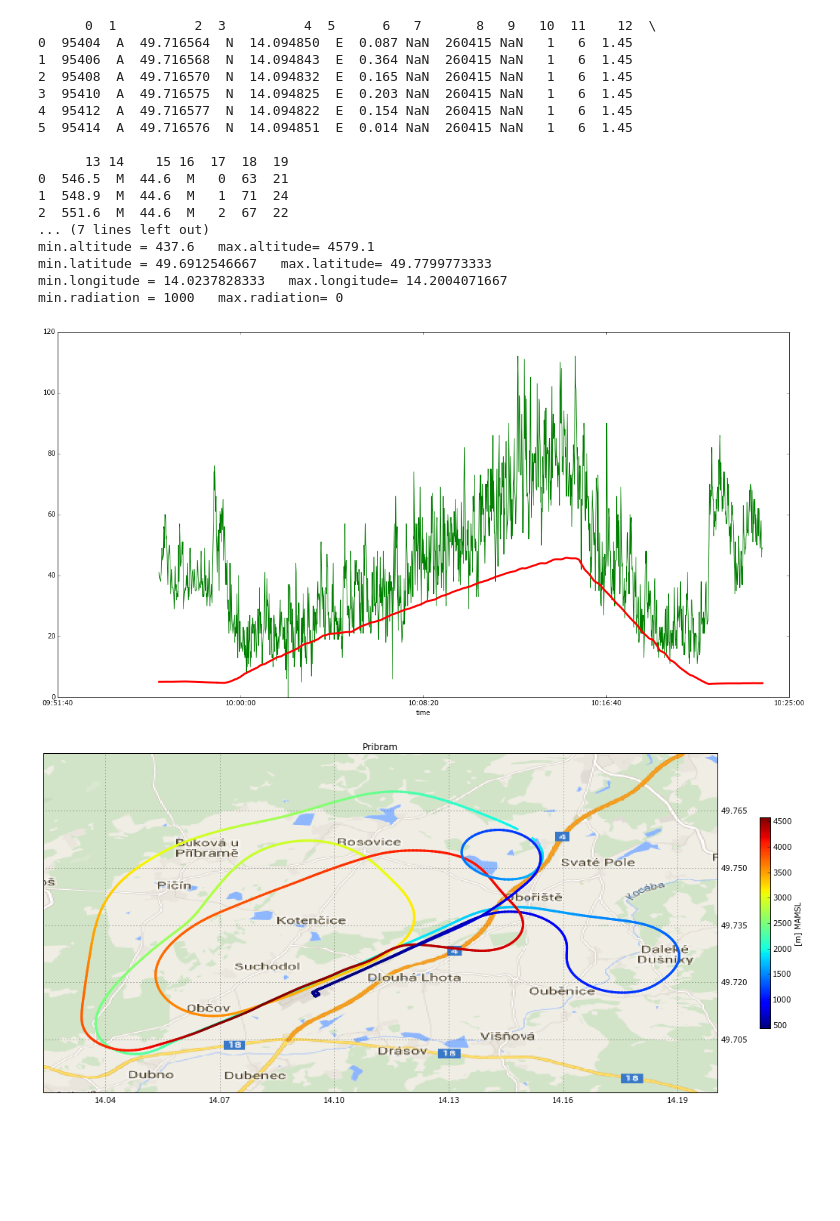
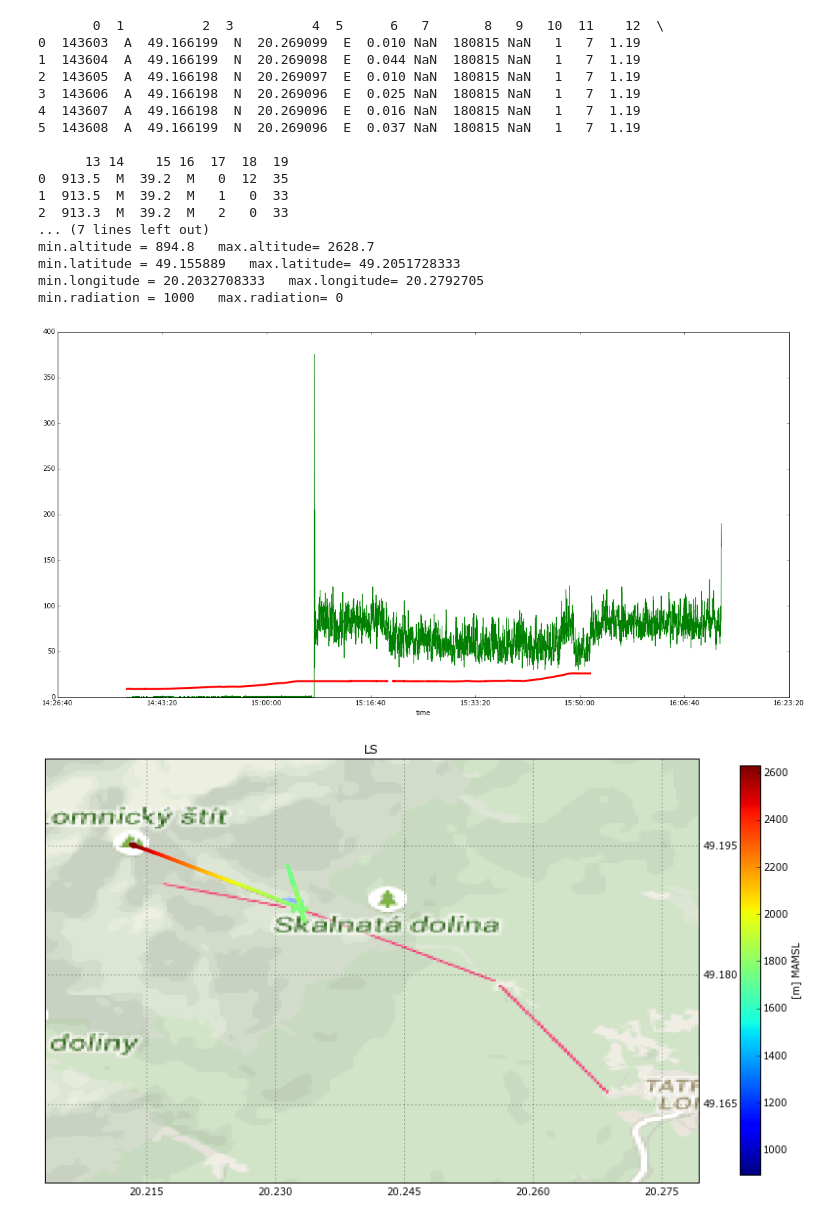
Before and after one commit to ODZ-UJF-AV-CR/NB, a Jupyter notebook: GPSRL04A-Pribram.ipynb, the cells around one changed output. Saved outputs shown, nothing was run; the diff lists cells and outputs as text; code cells hidden in the pictures; blank space fills up the shorter version.

```diff
--- a/GPSRL04A-Pribram.ipynb
+++ b/GPSRL04A-Pribram.ipynb
@@ -21,10 +26,11 @@ from cartopy.io.srtm import srtm_composite
 plt.figure(figsize=(20, 10))
 
 
+df = pd.read_csv('/home/kakl/Documents/comic rays radio detection/dozimetr/NB_mereni/15081814.CSV',sep=',', header=None )
 #df = pd.read_csv('/home/kakl/Documents/comic rays radio detection/dozimetr/dukovany/15030912.CSV',sep=',', header=None )
 #df = pd.read_csv('/home/kakl/Documents/comic rays radio detection/dozimetr/pribram/lety/15042609.CSV',sep=',', header=None )
 #df = pd.read_csv('/home/kakl/Documents/comic rays radio detection/dozimetr/pribram/lety/1_15042609.CSV',sep=',', header=None )
-df = pd.read_csv('/home/kakl/Documents/comic rays radio detection/dozimetr/pribram/lety/2_15042609.CSV',sep=',', header=None )
+#df = pd.read_csv('/home/kakl/Documents/comic rays radio detection/dozimetr/pribram/lety/2_15042609.CSV',sep=',', header=None )
 #df = pd.read_csv('/home/kakl/Documents/comic rays radio detection/dozimetr/pribram/lety/3_15042610.CSV',sep=',', header=None )
 #df = pd.read_csv('/home/kakl/Documents/comic rays radio detection/dozimetr/pribram/lety/NB2.CSV',sep=',', header=None )
 
@@ -116,54 +122,55 @@ plt.plot(time[0:(end-begin)/avg],altitude[0:(end-begin)/avg], lw=3, color='red',
 
 print "min.radiation =",min_radiation,"  max.radiation=",max_radiation
 # %% [output]
-      0  1          2  3          4  5      6   7       8   9   10  11    12  \
-0  95404  A  49.716564  N  14.094850  E  0.087 NaN  260415 NaN   1   6  1.45
-1  95406  A  49.716568  N  14.094843  E  0.364 NaN  260415 NaN   1   6  1.45
-2  95408  A  49.716570  N  14.094832  E  0.165 NaN  260415 NaN   1   6  1.45
-3  95410  A  49.716575  N  14.094825  E  0.203 NaN  260415 NaN   1   6  1.45
-4  95412  A  49.716577  N  14.094822  E  0.154 NaN  260415 NaN   1   6  1.45
-5  95414  A  49.716576  N  14.094851  E  0.014 NaN  260415 NaN   1   6  1.45
+       0  1          2  3          4  5      6   7       8   9   10  11    12  \
+0  143603  A  49.166199  N  20.269099  E  0.010 NaN  180815 NaN   1   7  1.19
+1  143604  A  49.166199  N  20.269098  E  0.044 NaN  180815 NaN   1   7  1.19
+2  143605  A  49.166198  N  20.269097  E  0.010 NaN  180815 NaN   1   7  1.19
+3  143606  A  49.166198  N  20.269096  E  0.025 NaN  180815 NaN   1   7  1.19
+4  143607  A  49.166198  N  20.269096  E  0.016 NaN  180815 NaN   1   7  1.19
+5  143608  A  49.166199  N  20.269096  E  0.037 NaN  180815 NaN   1   7  1.19
 
       13 14    15 16  17  18  19
-0  546.5  M  44.6  M   0  63  21
-1  548.9  M  44.6  M   1  71  24
-2  551.6  M  44.6  M   2  67  22
+0  913.5  M  39.2  M   0  12  35
+1  913.5  M  39.2  M   1   0  33
+2  913.3  M  39.2  M   2   0  33
 ... (7 lines left out)
-min.altitude = 437.6   max.altitude= 4579.1
-min.latitude = 49.6912546667   max.latitude= 49.7799773333
-min.longitude = 14.0237828333   max.longitude= 14.2004071667
+min.altitude = 894.8   max.altitude= 2628.7
+min.latitude = 49.155889   max.latitude= 49.2051728333
+min.longitude = 20.2032708333   max.longitude= 20.2792705
 min.radiation = 1000   max.radiation= 0
-[figure, old version]
+[figure, new version]
 # %%
 # Track with Height
 
-plt.figure(figsize=(20, 10))
+plt.figure(figsize=(15, 15))
 ax = plt.subplot(111, projection=ccrs.PlateCarree())
 ax.set_extent([min_lon, max_lon, min_lat, max_lat])
 gg_tiles = GoogleTiles()
 #gg_tiles = OSM()
 ax.add_image(gg_tiles, 12)
 
-plt.title("Pribram")
+plt.title("LS")
 gl = ax.gridlines(draw_labels=True)
 gl.xlabels_top = False
 gl.ylabels_left = False
 
 ax = plt.axes(projection=ccrs.PlateCarree())
 ax.stock_img()
 
-for row in range(1,len(df)-1):
+#for row in range(1,len(df)-1):
+for row in range(2000,5000):
     plt.plot([df.loc[row-1,4],df.loc[row,4]], [df.loc[row-1,2],df.loc[row,2]],
          color=plt.cm.jet((df.loc[row,13]-min_height)/(max_height-min_height)), marker=None, # colormap <0,1>
          transform=ccrs.PlateCarree(), lw=3
          )
 
 sm = plt.cm.ScalarMappable(cmap='jet', norm=plt.Normalize(vmin=min_height, vmax=max_height))
 sm._A = []
 cb = plt.colorbar(sm, shrink=0.5)
 cb.set_label('[m] MAMSL')
 # %% [output]
-[figure, old version]
+[figure, new version]
 # %%
 # Averaging
 
```
Also changed, not shown: parts of 12 cells of this notebook, 1 other file.
